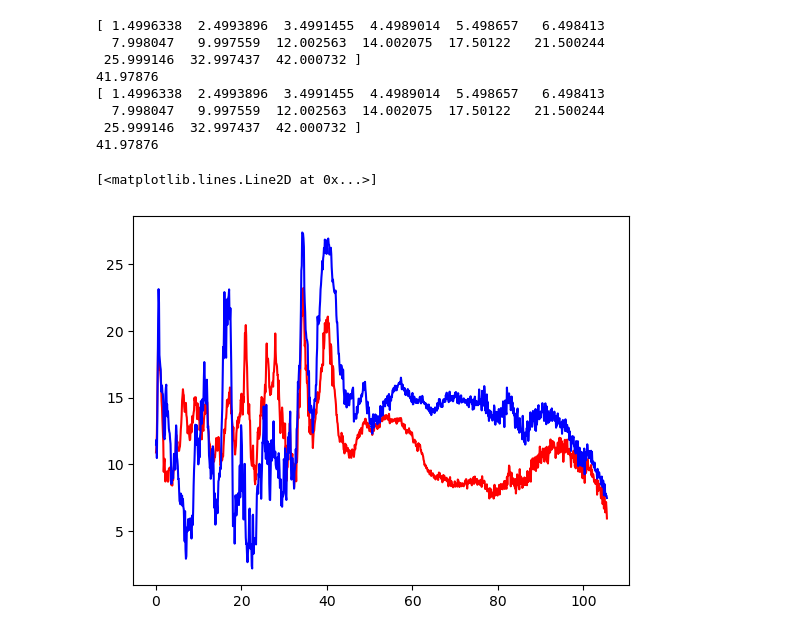
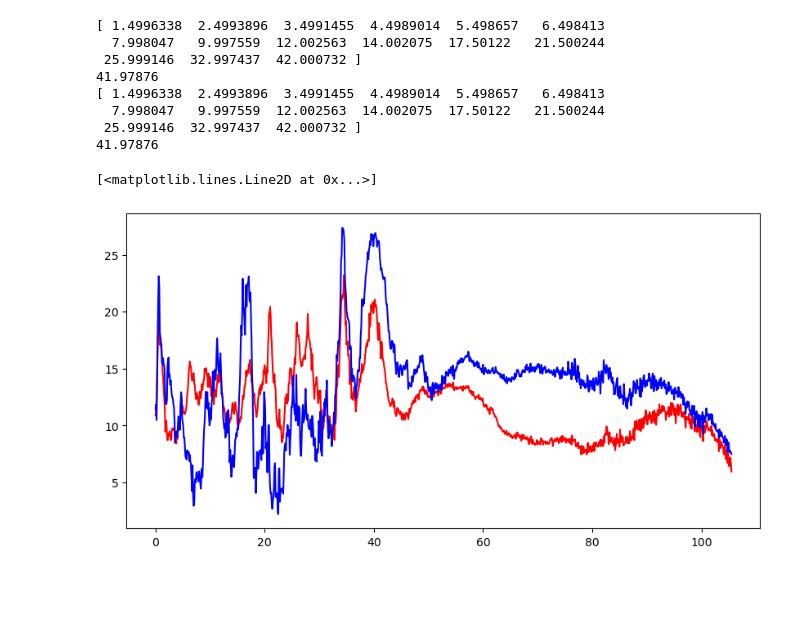
Before and after one commit to ARM-Synergy/bnf-deep-convection, a Jupyter notebook: notebooks/GateFilters.ipynb, the cells around one changed output. Drawn from its saved outputs; the diff is of its cells as text; code cells hidden in the pictures; blank space fills up the shorter version.

```diff
--- a/notebooks/GateFilters.ipynb
+++ b/notebooks/GateFilters.ipynb
@@ -96,8 +106,11 @@ myvp_full = pyart.retrieve.quasi_vertical_profile(csapr, fields='reflectivity',
  25.999146  32.997437  42.000732 ]
 41.97876
 # %%
+myf = plt.figure(figsize=[10,5])
 plt.plot(csapr.range['data']/1000.0, myvp_full['reflectivity'], color='r')
 plt.plot(csapr.range['data']/1000.0, myvp_ang['reflectivity'], color='b')
+plt.xlabel('Range (km)')
+pl
 # %% [output]
 [<matplotlib.lines.Line2D at 0x...>]
-[figure, old version]
+[figure, new version]
```
Also changed, not shown: parts of 5 cells of this notebook.
